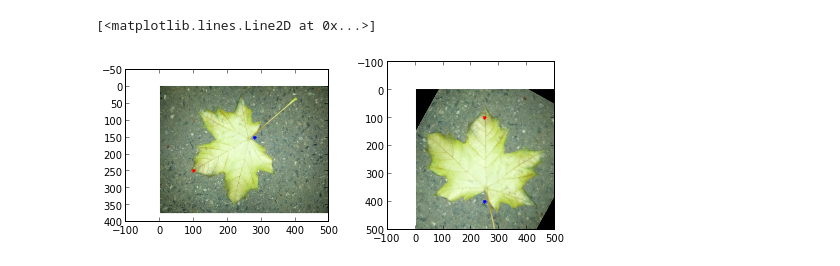
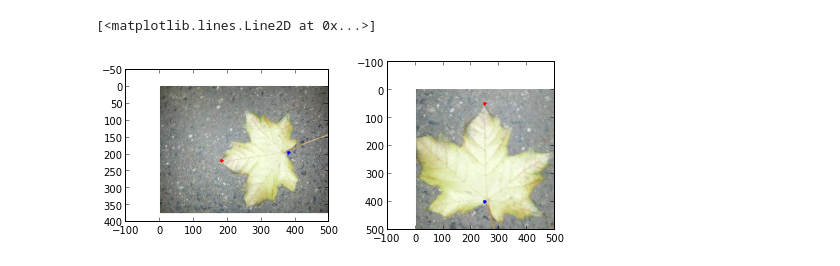
Before and after one commit to whatthefeuille/whatthefeuille, a Jupyter notebook: notebooks/plant_rotation.ipynb, the cells around one changed output. Drawn from its saved outputs; the diff is of its cells as text; code cells hidden in the pictures.

Commit message:
Fix rotation scaling issues

```diff
--- a/notebooks/plant_rotation.ipynb
+++ b/notebooks/plant_rotation.ipynb
@@ -11,0 +13,5 @@ warped = imread(warped_path)
+# %%
+original_path = '../data/all/platane/platane-4.jpeg'
+original = imread(original_path)
+print original.shape
+original
@@ -11,0 +69,7 @@ warped = imread(warped_path)
+# %%
+from PIL import Image
+pil_rotated = Image.fromarray(embedded).rotate(- rotation * 180. / np.pi)
+#pil_rotated = Image.open('/tmp/embedded.jpeg').rotate(- rotation * 180. / np.pi)
+pil_rotated.save('/tmp/rotated.jpeg')
+rotated = imread('/tmp/rotated.jpeg')
+rotated
@@ -11,0 +78,12 @@ warped = imread(warped_path)
+# %%
+scaled_size = (int(embedded.shape[0] * scale), int(embedded.shape[1] * scale))
+pil_scaled = pil_rotated.resize(scaled_size, Image.ANTIALIAS)
+#pil_scaled.save('/tmp/scaled.jpeg')
+scaled = np.array(pil_scaled)
+scaled_center = np.array(scaled.shape[:2]) / 2
+
+x_slice = slice(scaled_center[0] - warped_h / 2, scaled_center[0] + warped_h / 2)
+y_slice = slice(scaled_center[1] - warped_w / 2, scaled_center[1] + warped_w / 2)
+
+warped = scaled[x_slice, y_slice, :]
+pl.imshow(warped)
@@ -12,14 +93,16 @@ warped = imread(warped_path)
 # %%
+# Save the result back on the harddrive
+warped_path = get_warped_img_path(original_path)
 fig, (ax1, ax2) = plt.subplots(ncols=2, figsize=(8, 3))
 plt.gray()
 
 ax1.imshow(original)
-ax1.plot(base[0], base[1], ".b")
-ax1.plot(top[0], top[1], ".r")
+ax1.plot(base[1], base[0], ".b")
+ax1.plot(top[1], top[0], ".r")
 
 ax2.imshow(warped)
-ax2.plot(warped_base[0], warped_base[1], ".b")
-ax2.plot(warped_top[0], warped_top[1], ".r")
+ax2.plot(warped_base[1], warped_base[0], ".b")
+ax2.plot(warped_top[1], warped_top[0], ".r")
 # %% [output]
 [<matplotlib.lines.Line2D at 0x...>]
-[figure, old version]
+[figure, new version]
```
Also changed, not shown: parts of 8 cells of this notebook.
